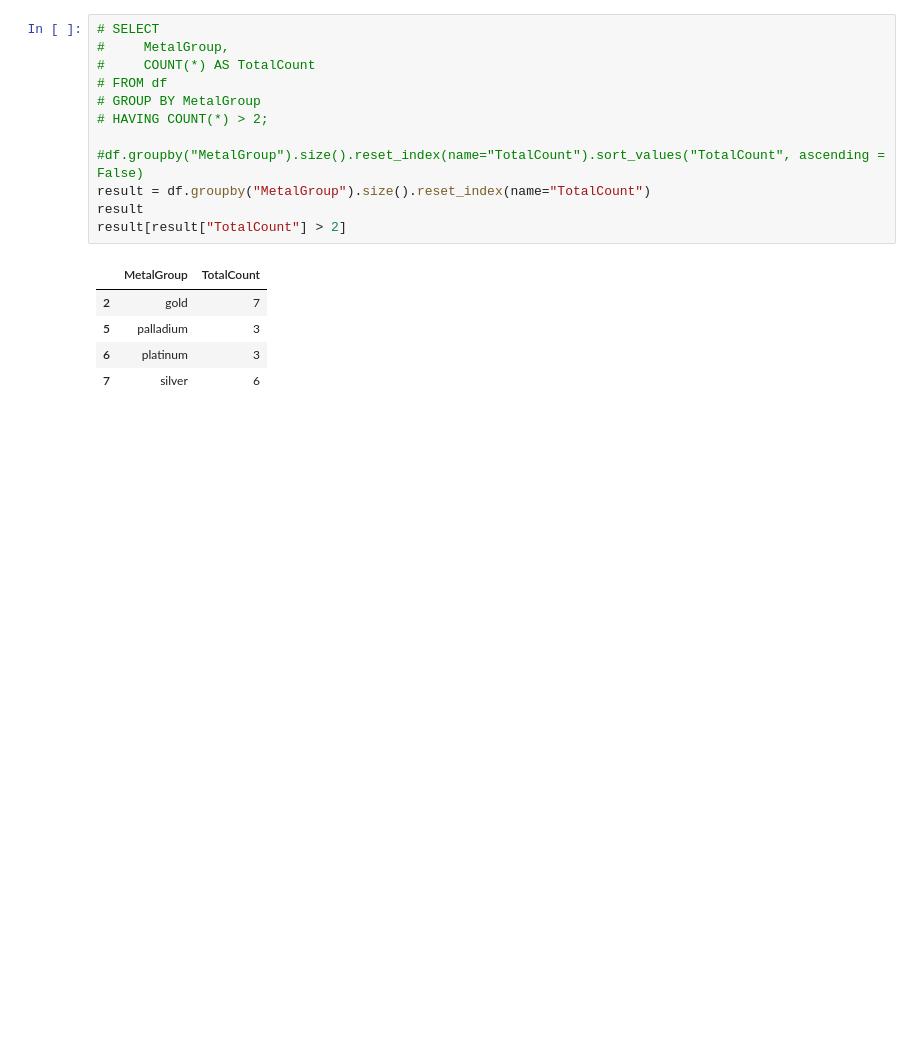
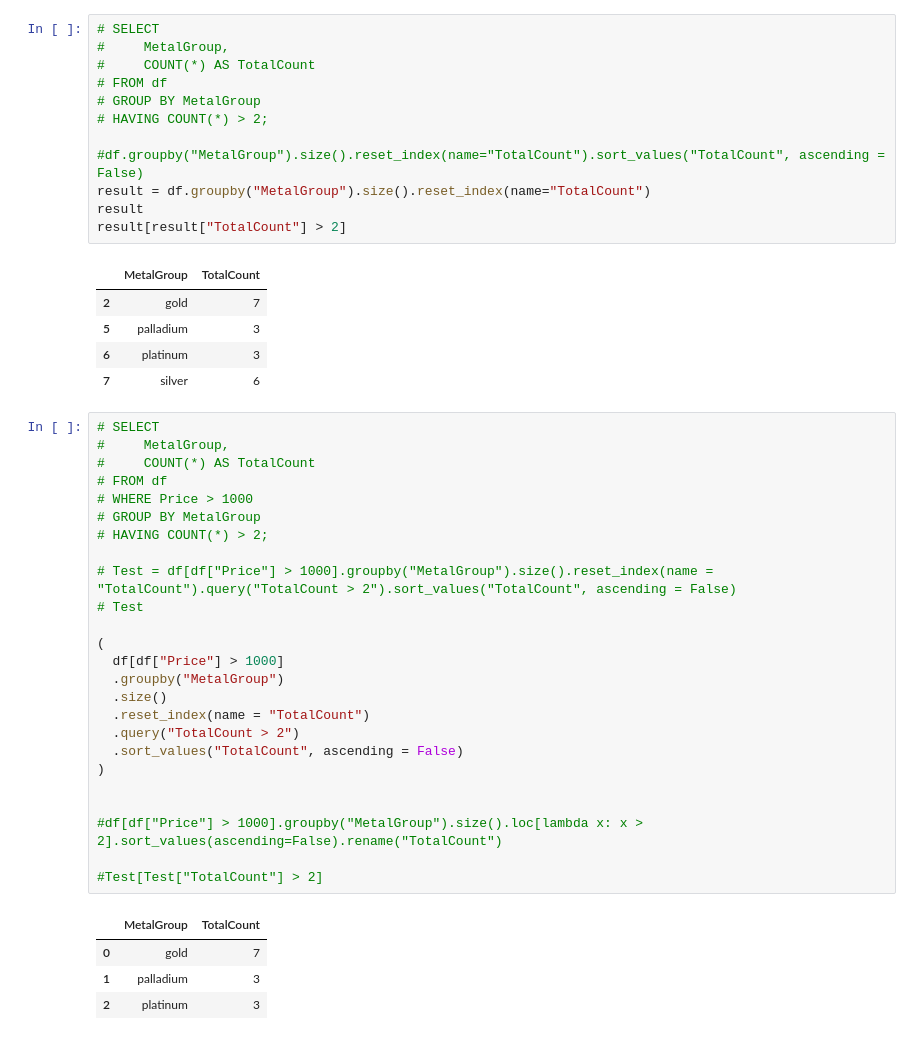
Before and after one commit to Otto-C/Otto-C.github.io, a Jupyter notebook: 01_Bullion_API_Extraction.ipynb, the cells around one changed output. Saved outputs shown, nothing was run; the diff lists cells and outputs as text; blank space fills up the shorter version.

```diff
--- a/01_Bullion_API_Extraction.ipynb
+++ b/01_Bullion_API_Extraction.ipynb
@@ -1687,3 +1716,33 @@ result[result["TotalCount"] > 2]
 | 5 | palladium | 3 |
 | 6 | platinum | 3 |
 | 7 | silver | 6 |
+# %%
+# SELECT
+#     MetalGroup,
+#     COUNT(*) AS TotalCount
+# FROM df
+# WHERE Price > 1000
+# GROUP BY MetalGroup
+# HAVING COUNT(*) > 2;
+
+# Test = df[df["Price"] > 1000].groupby("MetalGroup").size().reset_index(name = "TotalCount").query("TotalCount > 2").sort_values("TotalCount", ascending = False)
+# Test
+
+(
+  df[df["Price"] > 1000]
+  .groupby("MetalGroup")
+  .size()
+  .reset_index(name = "TotalCount")
+  .query("TotalCount > 2")
+  .sort_values("TotalCount", ascending = False)
+)
+
+
+#df[df["Price"] > 1000].groupby("MetalGroup").size().loc[lambda x: x > 2].sort_values(ascending=False).rename("TotalCount")
+
+#Test[Test["TotalCount"] > 2]
+# %% [output]
+|  | MetalGroup | TotalCount |
+| 0 | gold | 7 |
+| 1 | palladium | 3 |
+| 2 | platinum | 3 |
```
Also changed, not shown: parts of 2 cells of this notebook.
